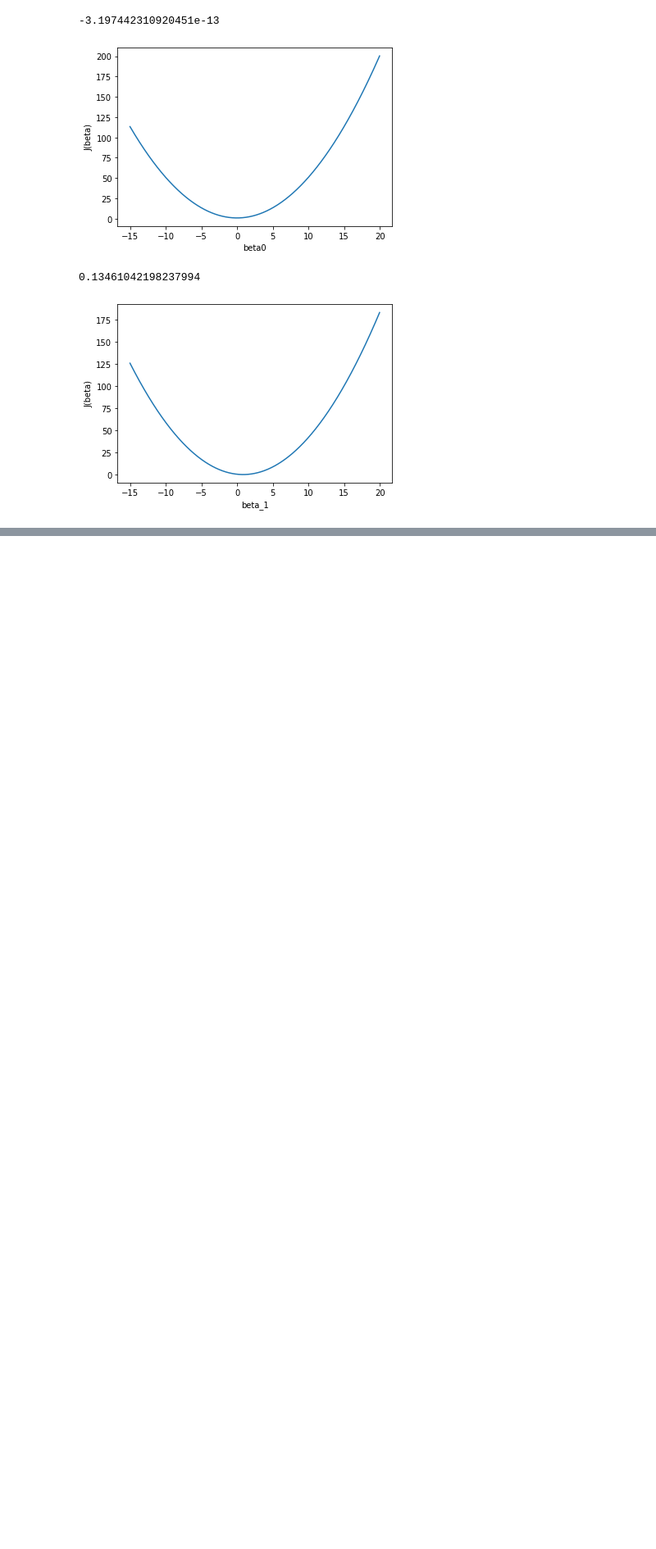
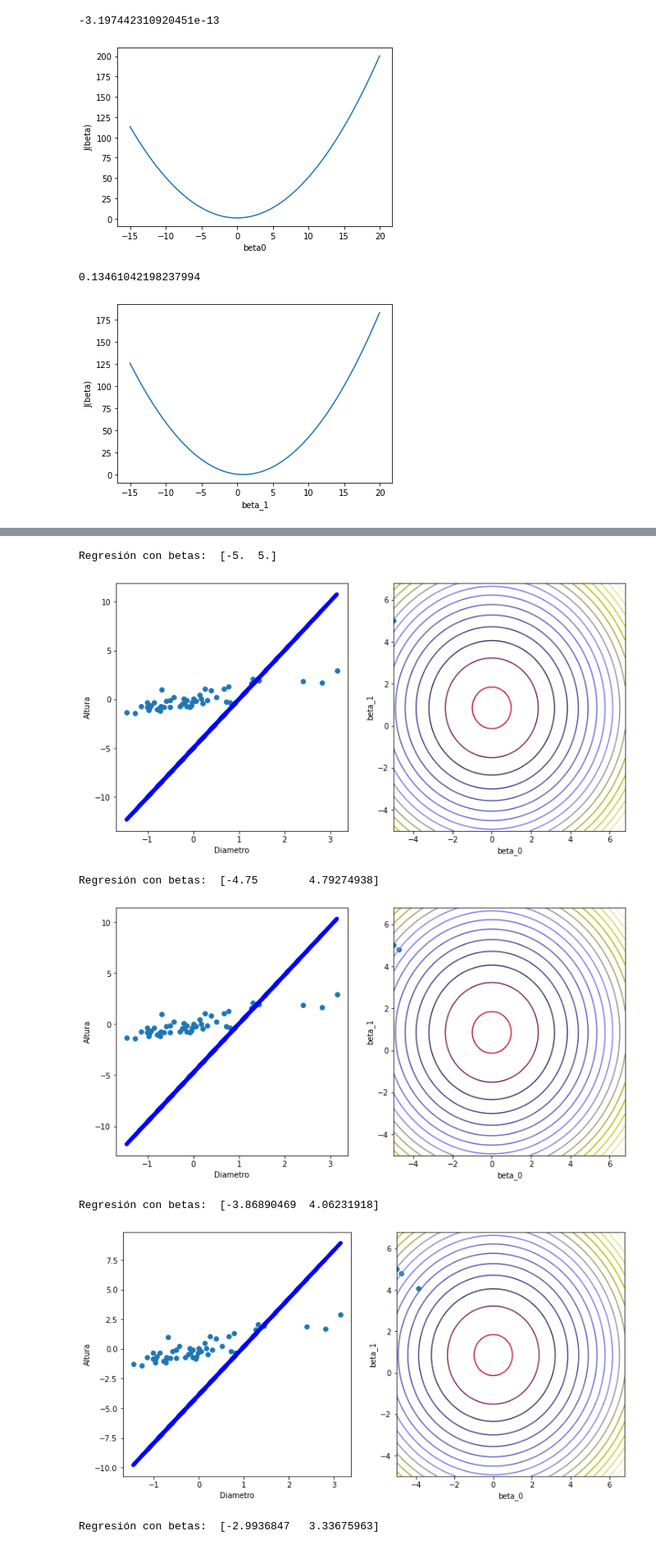
Before and after one commit to Leonardob29/Actividades_Diplomado, a Jupyter notebook: Regresion_Lineal/Regresion_Lineal.ipynb, the cells around one changed output, grey strips where cells are left out. Shown at 82% size. Cells and saved outputs as stored; diff of their text form; code cells hidden in the pictures; blank space fills up the shorter version.

```diff
--- a/Regresion_Lineal/Regresion_Lineal.ipynb
+++ b/Regresion_Lineal/Regresion_Lineal.ipynb
@@ -254,9 +312,0 @@ Text(0, 0.5, 'J(beta)')
-# %%
-beta0 = np.arange(-5, 7, 0.2)
-beta1 = np.arange(-5, 7, 0.2)
-
-cost_func = pd.DataFrame(index=beta0, columns=beta1)
-
-for beta_0 in beta0:
-    for beta_1 in beta1:
-        cost_func.ix[beta_0, beta_1] = lr_cost_func(np.array([beta_0, beta_1]), X_, y)
@@ -299,0 +324,25 @@ IndexError: index 10 is out of bounds for axis 0 with size 4
+# %%
+betas_ = fin[np.array([0,1,5,10, 20, 50, -1]), :-1] ## subset de los resultados
+
+for bb in np.arange(betas_.shape[0]):
+    f, (ax1, ax2) = plt.subplots(1,2, figsize = (12,6))
+    print("Regresión con betas: ", betas_[bb])
+    ax2.contour(beta0, beta1, cost.values.T, levels = np.linspace(-4,40,20), cmap = cm.gist_stern)
+    ax2.scatter(betas_[:bb+1,0], betas_[:bb+1,1])
+    ax2.set_xlabel('beta_0')
+    ax2.set_ylabel('beta_1')
+
+    ## graficar la regresión lineal
+    ax1.plot(X_[:,1], z_y, 'o')
+    ax1.plot(X_[:,1], myLR(betas_[bb], X_), 'b', lw=5)
+    ax1.set_xlabel('Diametro')
+    ax1.set_ylabel('Altura')
+    plt.show()
+# %% [output]
+Regresión con betas:  [-5.  5.]
+[figure, added]
+Regresión con betas:  [-4.75        4.79274938]
+[figure, added]
+Regresión con betas:  [-3.86890469  4.06231918]
+[figure, added]
+Regresión con betas:  [-2.9936847   3.33675963]
```
Also changed, not shown: parts of 22 cells of this notebook.
